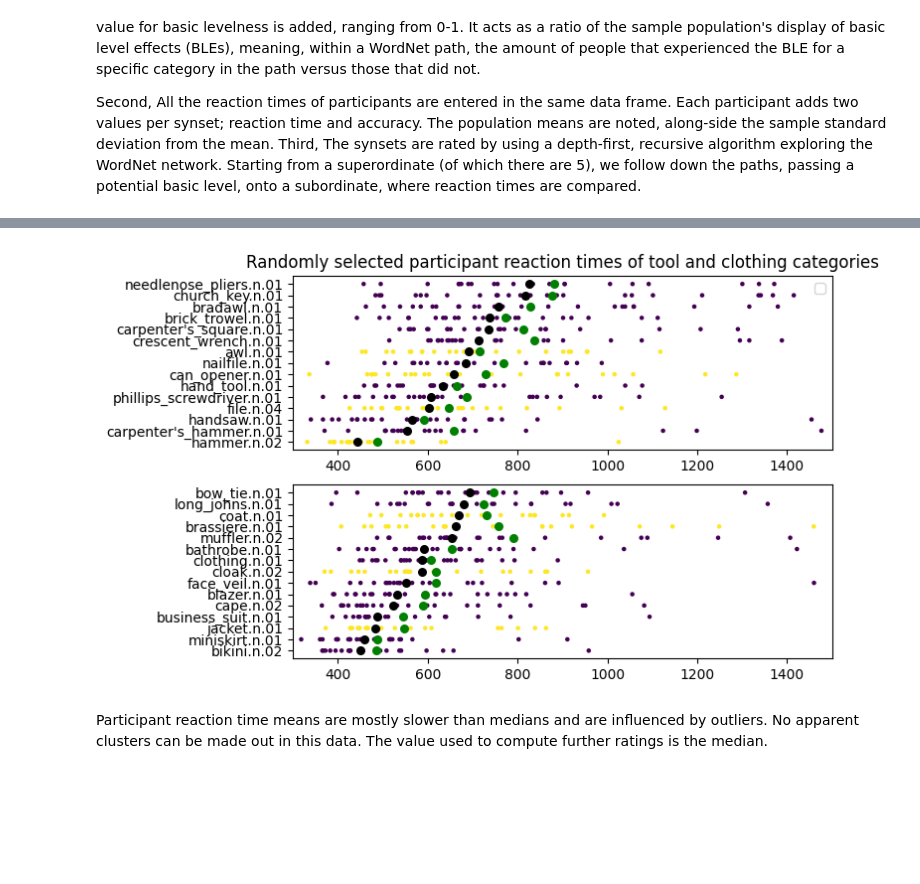
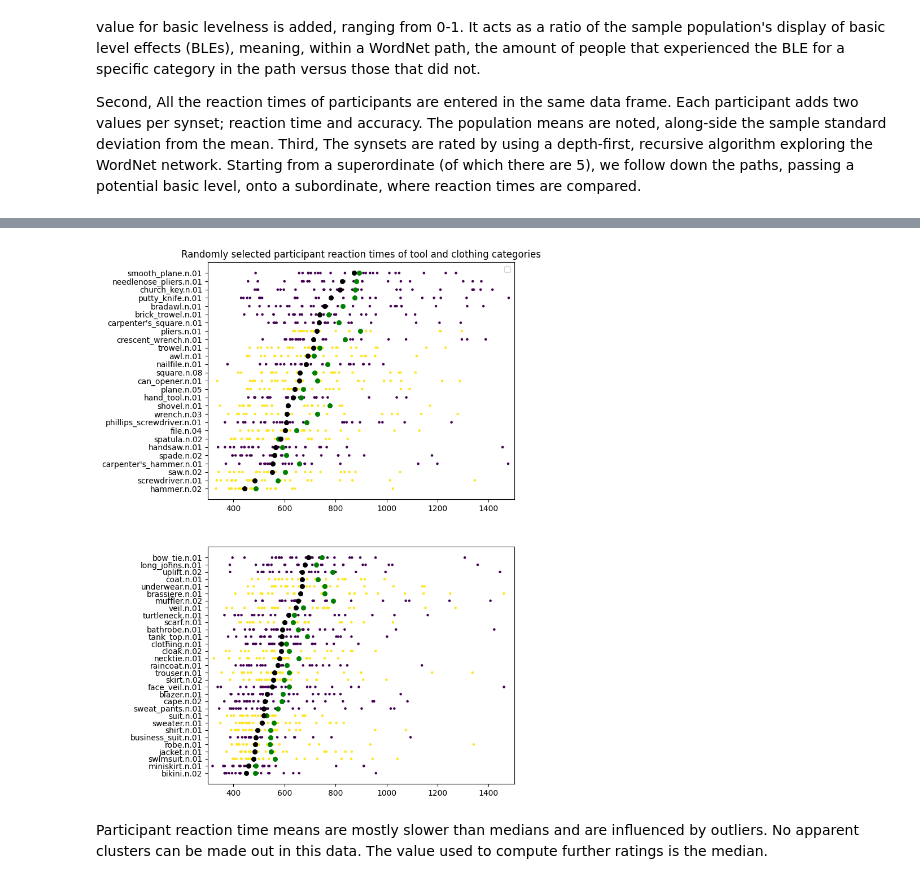
Before and after one commit to tomhumbert/BL_CrowdGauge, a Jupyter notebook: Data_evaluation/BL_gauging_notebook.ipynb, the cells around one changed output, grey strips where cells are left out. Drawn from its saved outputs; the diff is of its cells as text; code cells hidden in the pictures; blank space fills up the shorter version.

```diff
--- a/Data_evaluation/BL_gauging_notebook.ipynb
+++ b/Data_evaluation/BL_gauging_notebook.ipynb
@@ -193,36 +212,36 @@ p...
 # %%
 import matplotlib.pyplot as gg
 
-data_cloth = gold_standard_with_reaction_times.loc[gold_standard_with_reaction_times["branch"]=="hand_tool.n.01"].head(15).sort_values(by=['sample_median_rt'])
-data_cloth = gold_standard_with_reaction_times.loc[gold_standard_with_reaction_times["branch"]=="clothing.n.01"].head(15).sort_values(by=['sample_median_rt'])
+data_tools = gold_standard_with_reaction_times.loc[gold_standard_with_reaction_times["branch"]=="hand_tool.n.01"].sort_values(by=['sample_median_rt'])
+data_cloth = gold_standard_with_reaction_times.loc[gold_standard_with_reaction_times["branch"]=="clothing.n.01"].sort_values(by=['sample_median_rt'])
 
-plot, (ax, ax2) = gg.subplots(nrows=2, figsize=(7, 5))
+plot, (ax, ax2) = gg.subplots(nrows=2, figsize=(7, 12))
 
 for p in range(1,len(participant_files)+1):
     ax.scatter(y=data_tools['synset'], x=data_tools[f'p{p}_rt'], s=5, c=data_tools["old_bl_label"])
 
 
 ax.scatter(x=data_tools["sample_mean_rt"], y=data_tools["synset"], s=30, c="green")
 ax.scatter(x=data_tools["sample_median_rt"], y=data_tools["synset"],  s=30, c="black")
 
 for p in range(1,len(participant_files)+1):
     ax2.scatter(y=data_cloth['synset'], x=data_cloth[f'p{p}_rt'], s=5, c=data_cloth["old_bl_label"])
 
 
 ax2.scatter(x=data_cloth["sample_mean_rt"], y=data_cloth["synset"], s=30, c="green")
 ax2.scatter(x=data_cloth["sample_median_rt"], y=data_cloth["synset"],  s=30, c="black")
 
 
 ax.set_title("Randomly selected participant reaction times of tool and clothing categories")
 handles, labels = ax.get_legend_handles_labels()
 handles, labels = ax2.get_legend_handles_labels()
 ax.legend(handles, labels)
 
 ax.set_xlim([300,1500])
 ax2.set_xlim([300,1500])
 gg.show()
 # %% [output]
-[figure, old version]
+[figure, new version]
 # %% [markdown]
 Participant reaction time means are mostly slower than medians and are influenced by outliers.
 No apparent clusters can be made out in this data. The value used to compute further ratings is the median.
```
Also changed, not shown: parts of 8 cells of this notebook, 2 other files.
